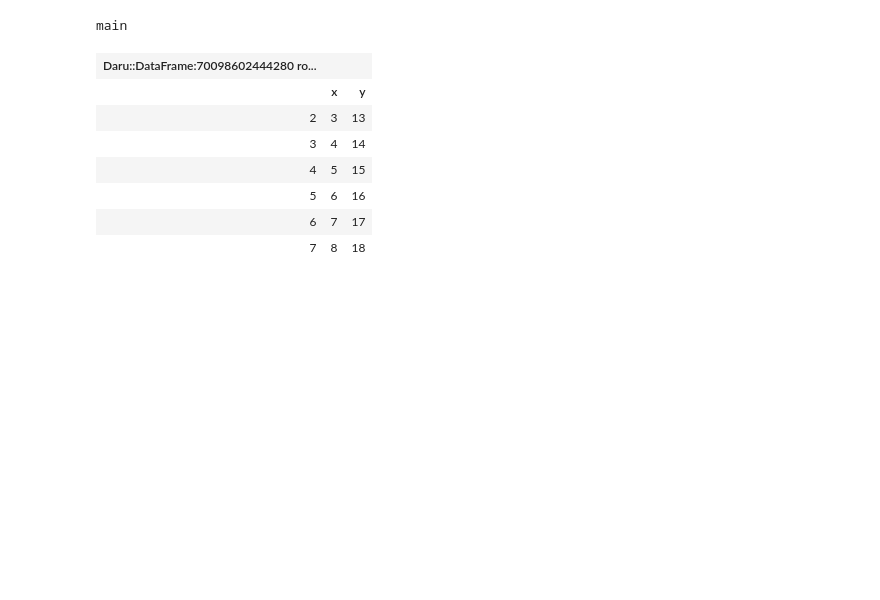
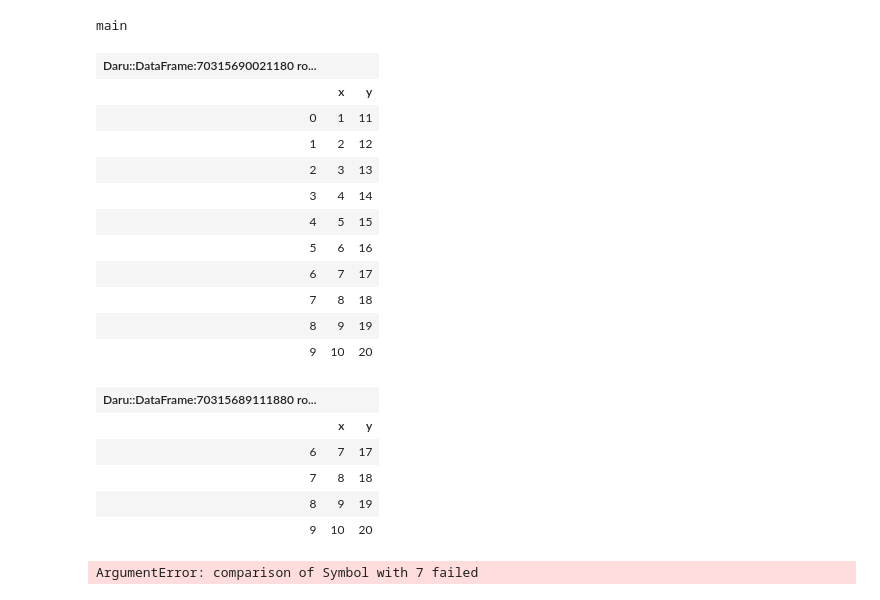
Before and after one commit to shugo/DCW2016, a Jupyter notebook: DaruRefinements.ipynb, the cells around one changed output. Saved outputs shown, nothing was run; the diff lists cells and outputs as text; code cells hidden in the pictures; blank space fills up the shorter version.

```diff
--- a/DaruRefinements.ipynb
+++ b/DaruRefinements.ipynb
@@ -8,13 +8,29 @@ using Daru::Refinements
 main
 # %%
 df = Daru::DataFrame.new(x: (1..10).to_a, y: (11..20).to_a)
-df.where { (:x >= 3) & (:y <= 18) }
 # %% [output]
-| Daru::DataFrame:70098602444280 ro... |  |  |
+| Daru::DataFrame:70315690021180 ro... |  |  |
 |  | x | y |
+| 0 | 1 | 11 |
+| 1 | 2 | 12 |
 | 2 | 3 | 13 |
 | 3 | 4 | 14 |
 | 4 | 5 | 15 |
 | 5 | 6 | 16 |
 | 6 | 7 | 17 |
 | 7 | 8 | 18 |
+| 8 | 9 | 19 |
+| 9 | 10 | 20 |
+# %%
+df.where { :x >= 7 }
+# %% [output]
+| Daru::DataFrame:70315689111880 ro... |  |  |
+|  | x | y |
+| 6 | 7 | 17 |
+| 7 | 8 | 18 |
+| 8 | 9 | 19 |
+| 9 | 10 | 20 |
+# %%
+:x >= 7
+# %% [output]
+ArgumentError: comparison of Symbol with 7 failed
```
Also changed, not shown: parts of 1 cell of this notebook, 2 other files.
